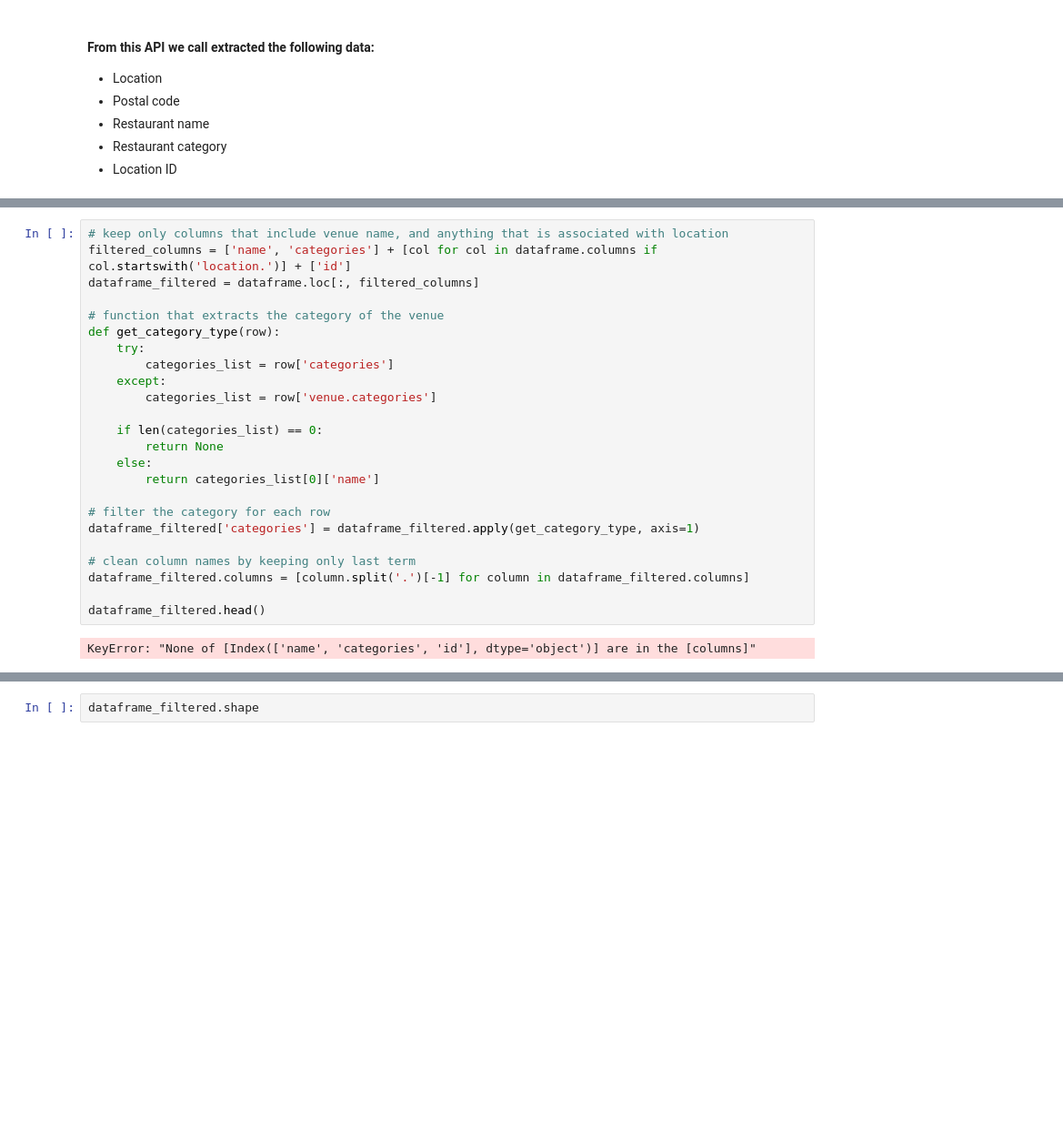
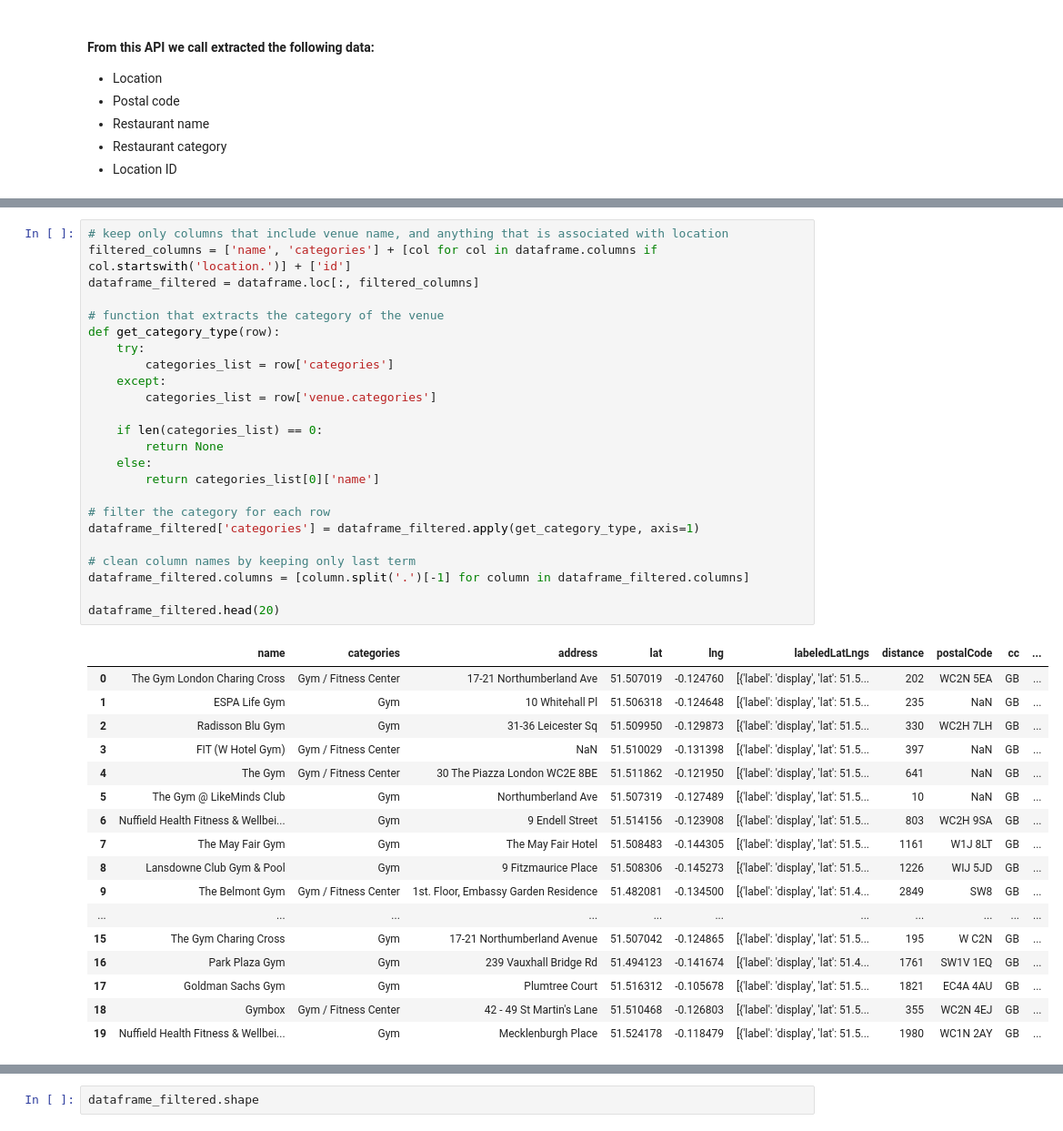
Before and after one commit to joseph-arber/Capstone-Project-Geospatial-Analysis, a Jupyter notebook: Capstone Project 2 - Analysing-and-Predicting-Venues.ipynb, the cells around one changed output, grey strips where cells are left out. Shown at 91% size. Drawn from its saved outputs; the diff is of its cells as text; blank space fills up the shorter version.

```diff
--- a/Capstone Project 2 - Analysing-and-Predicting-Venues.ipynb
+++ b/Capstone Project 2 - Analysing-and-Predicting-Venues.ipynb
@@ -131,29 +149,45 @@ print(Neighbourhoods)
 # %%
 # keep only columns that include venue name, and anything that is associated with location
 filtered_columns = ['name', 'categories'] + [col for col in dataframe.columns if col.startswith('location.')] + ['id']
 dataframe_filtered = dataframe.loc[:, filtered_columns]
 
 # function that extracts the category of the venue
 def get_category_type(row):
     try:
         categories_list = row['categories']
     except:
         categories_list = row['venue.categories']
 
     if len(categories_list) == 0:
         return None
     else:
         return categories_list[0]['name']
 
 # filter the category for each row
 dataframe_filtered['categories'] = dataframe_filtered.apply(get_category_type, axis=1)
 
 # clean column names by keeping only last term
 dataframe_filtered.columns = [column.split('.')[-1] for column in dataframe_filtered.columns]
 
-dataframe_filtered.head()
+dataframe_filtered.head(20)
 # %% [output]
-KeyError: "None of [Index(['name', 'categories', 'id'], dtype='object')] are in the [columns]"
+|  | name | categories | address | lat | lng | labeledLatLngs | distance | postalCode | cc | ... |
+| 0 | The Gym London Charing Cross | Gym / Fitness Center | 17-21 Northumberland Ave | 51.507019 | -0.124760 | [{'label': 'display', 'lat': 51.5... | 202 | WC2N 5EA | GB | ... |
+| 1 | ESPA Life Gym | Gym | 10 Whitehall Pl | 51.506318 | -0.124648 | [{'label': 'display', 'lat': 51.5... | 235 | NaN | GB | ... |
+| 2 | Radisson Blu Gym | Gym | 31-36 Leicester Sq | 51.509950 | -0.129873 | [{'label': 'display', 'lat': 51.5... | 330 | WC2H 7LH | GB | ... |
+| 3 | FIT (W Hotel Gym) | Gym / Fitness Center | NaN | 51.510029 | -0.131398 | [{'label': 'display', 'lat': 51.5... | 397 | NaN | GB | ... |
+| 4 | The Gym | Gym / Fitness Center | 30 The Piazza London WC2E 8BE | 51.511862 | -0.121950 | [{'label': 'display', 'lat': 51.5... | 641 | NaN | GB | ... |
+| 5 | The Gym @ LikeMinds Club | Gym | Northumberland Ave | 51.507319 | -0.127489 | [{'label': 'display', 'lat': 51.5... | 10 | NaN | GB | ... |
+| 6 | Nuffield Health Fitness & Wellbei... | Gym | 9 Endell Street | 51.514156 | -0.123908 | [{'label': 'display', 'lat': 51.5... | 803 | WC2H 9SA | GB | ... |
+| 7 | The May Fair Gym | Gym | The May Fair Hotel | 51.508483 | -0.144305 | [{'label': 'display', 'lat': 51.5... | 1161 | W1J 8LT | GB | ... |
+| 8 | Lansdowne Club Gym & Pool | Gym | 9 Fitzmaurice Place | 51.508306 | -0.145273 | [{'label': 'display', 'lat': 51.5... | 1226 | WIJ 5JD | GB | ... |
+| 9 | The Belmont Gym | Gym / Fitness Center | 1st. Floor, Embassy Garden Residence | 51.482081 | -0.134500 | [{'label': 'display', 'lat': 51.4... | 2849 | SW8 | GB | ... |
+| ... | ... | ... | ... | ... | ... | ... | ... | ... | ... | ... |
+| 15 | The Gym Charing Cross | Gym | 17-21 Northumberland Avenue | 51.507042 | -0.124865 | [{'label': 'display', 'lat': 51.5... | 195 | W C2N | GB | ... |
+| 16 | Park Plaza Gym | Gym | 239 Vauxhall Bridge Rd | 51.494123 | -0.141674 | [{'label': 'display', 'lat': 51.4... | 1761 | SW1V 1EQ | GB | ... |
+| 17 | Goldman Sachs Gym | Gym | Plumtree Court | 51.516312 | -0.105678 | [{'label': 'display', 'lat': 51.5... | 1821 | EC4A 4AU | GB | ... |
+| 18 | Gymbox | Gym / Fitness Center | 42 - 49 St Martin's Lane | 51.510468 | -0.126803 | [{'label': 'display', 'lat': 51.5... | 355 | WC2N 4EJ | GB | ... |
+| 19 | Nuffield Health Fitness & Wellbei... | Gym | Mecklenburgh Place | 51.524178 | -0.118479 | [{'label': 'display', 'lat': 51.5... | 1980 | WC1N 2AY | GB | ... |
 # %%
 venues_map = folium.Map(location=[latitude, longitude], zoom_start=13) # generate map centred around the Conrad Hotel
 
```
Also changed, not shown: parts of 17 cells of this notebook, 10 other files.
